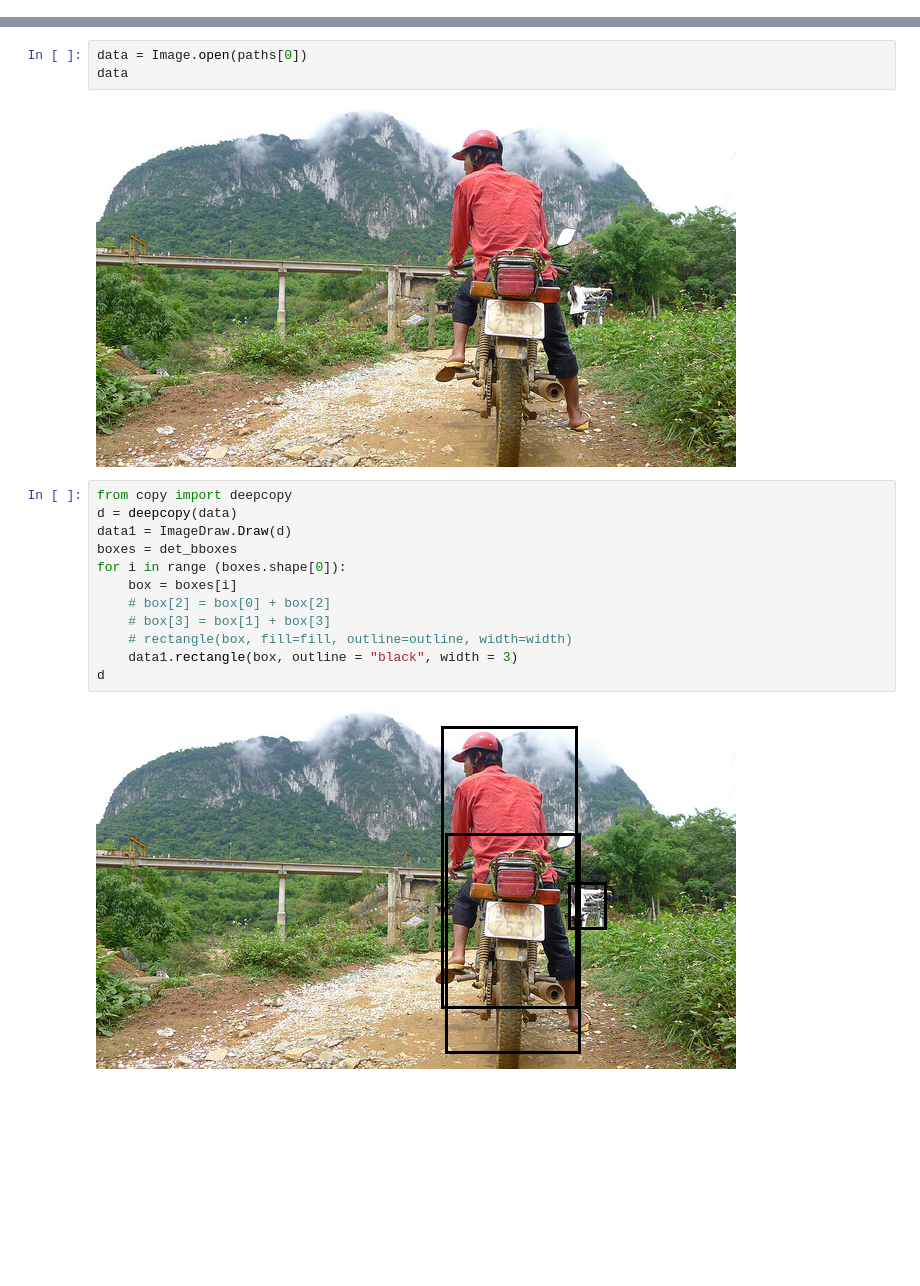
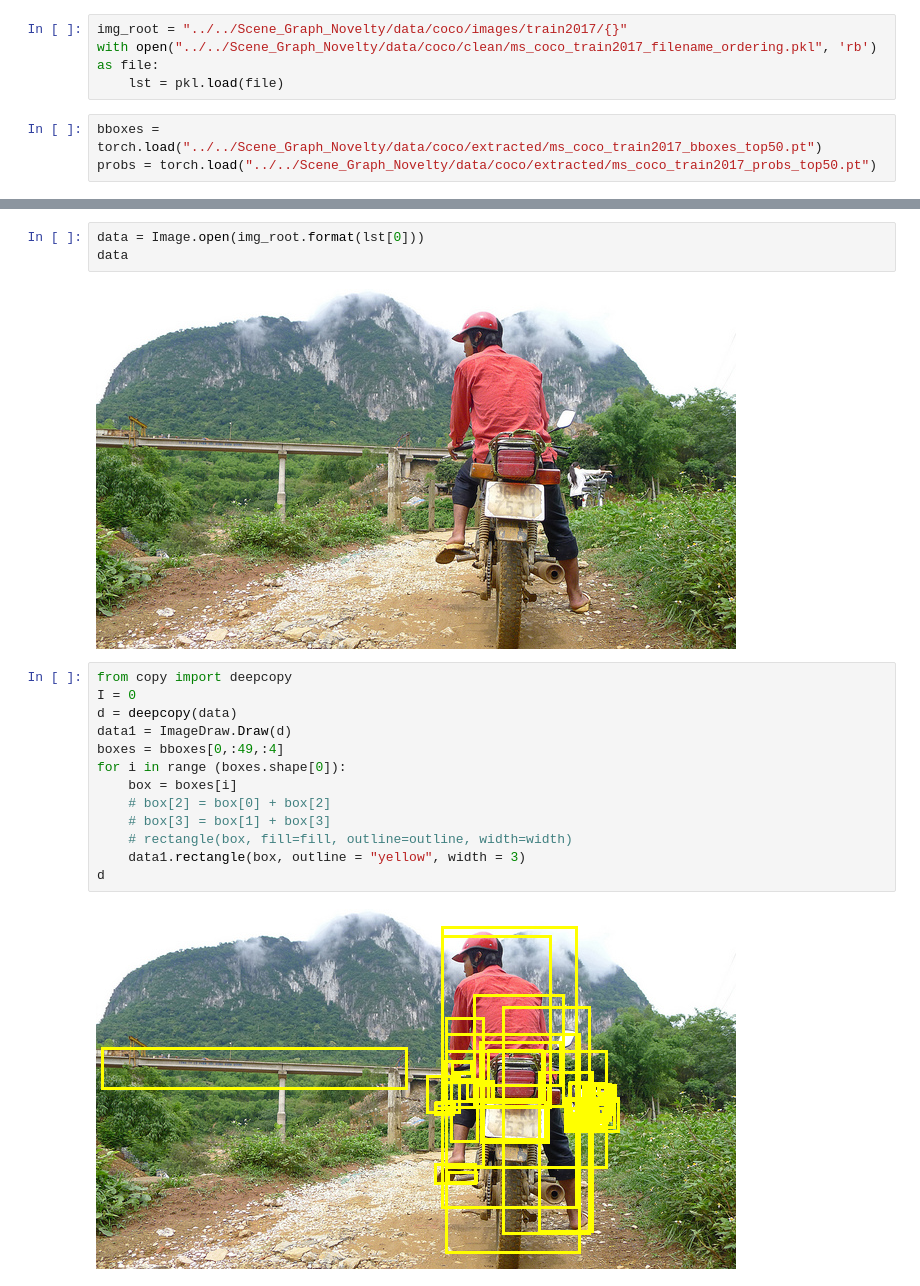
Before and after one commit to SamShowalter/mmdetection, a Jupyter notebook: demo/inference_demo.ipynb, the cells around one changed output, grey strips where cells are left out. Saved outputs shown, nothing was run; the diff lists cells and outputs as text; blank space fills up the shorter version.

```diff
--- a/demo/inference_demo.ipynb
+++ b/demo/inference_demo.ipynb
@@ -134,3 +134,10 @@ array([[345.0498,  17.0103, 481.5612, 299.2972,   0.9945],
 show_result_pyplot(model, paths[0],result )
 # %% [output]
 [figure]
+# %%
+img_root = "../../Scene_Graph_Novelty/data/coco/images/train2017/{}"
+with open("../../Scene_Graph_Novelty/data/coco/clean/ms_coco_train2017_filename_ordering.pkl", 'rb') as file:
+    lst = pkl.load(file)
+# %%
+bboxes = torch.load("../../Scene_Graph_Novelty/data/coco/extracted/ms_coco_train2017_bboxes_top50.pt")
+probs = torch.load("../../Scene_Graph_Novelty/data/coco/extracted/ms_coco_train2017_probs_top50.pt")
@@ -137,19 +175,20 @@ show_result_pyplot(model, paths[0],result )
 # %%
-data = Image.open(paths[0])
+data = Image.open(img_root.format(lst[0]))
 data
 # %% [output]
 [figure]
 # %%
 from copy import deepcopy
+I = 0
 d = deepcopy(data)
 data1 = ImageDraw.Draw(d)
-boxes = det_bboxes
+boxes = bboxes[0,:49,:4]
 for i in range (boxes.shape[0]):
     box = boxes[i]
     # box[2] = box[0] + box[2]
     # box[3] = box[1] + box[3]
     # rectangle(box, fill=fill, outline=outline, width=width)
-    data1.rectangle(box, outline = "black", width = 3)
+    data1.rectangle(box, outline = "yellow", width = 3)
 d
 # %% [output]
-[figure, old version]
+[figure, new version]
```
Also changed, not shown: parts of 10 cells of this notebook, 8 other files.
